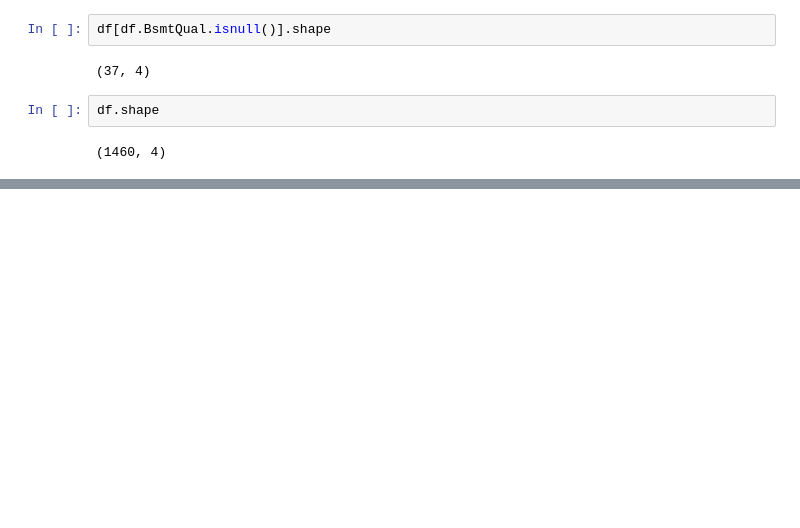
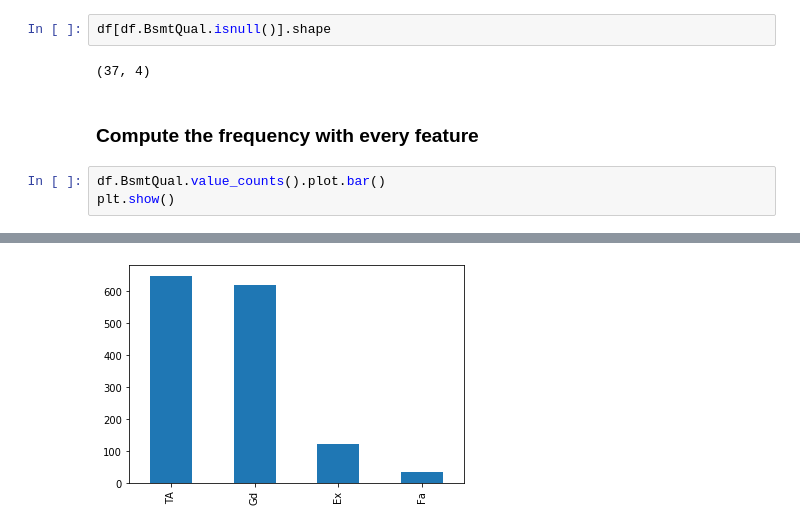
Before and after one commit to dheeraj-2000/EDA-FeatureEng-FeatureSelection-Prediction, a Jupyter notebook: Feature_Engineering/Handle Categorical Values (Frequent Category Imputaiton) Technique 1.ipynb, the cells around one changed output, grey strips where cells are left out. Cells and saved outputs as stored; diff of their text form; blank space fills up the shorter version.

```diff
--- a/Feature_Engineering/Handle Categorical Values (Frequent Category Imputaiton) Technique 1.ipynb
+++ b/Feature_Engineering/Handle Categorical Values (Frequent Category Imputaiton) Technique 1.ipynb
@@ -45,7 +55,9 @@ Name: BsmtQual, dtype: int64
 df[df.BsmtQual.isnull()].shape
 # %% [output]
 (37, 4)
-# %%
-df.shape
-# %% [output]
-(1460, 4)
+# %% [markdown]
+### Compute the frequency with every feature
+# %%
+df.BsmtQual.value_counts().plot.bar()
+plt.show()
+# %% [output]
@@ -51,0 +65 @@ df.shape
+[figure, added]
```
Also changed, not shown: parts of 14 cells of this notebook, 5 other files.
